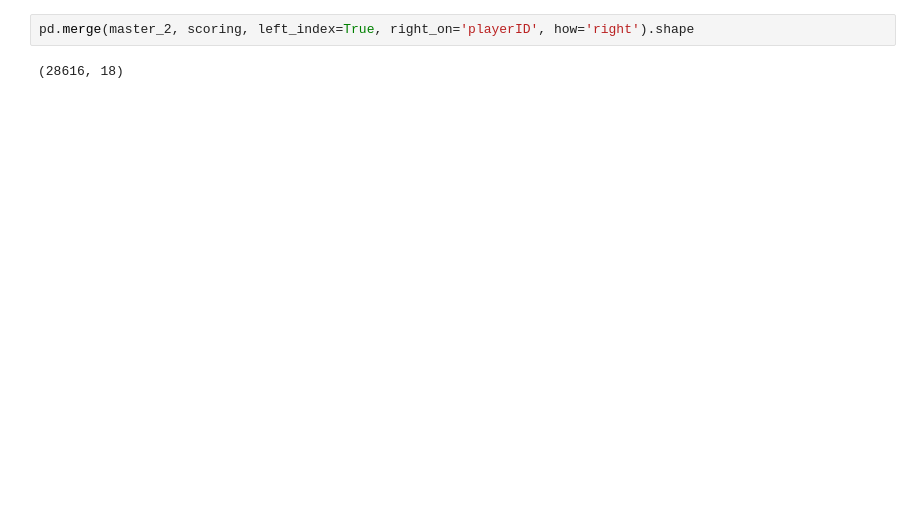
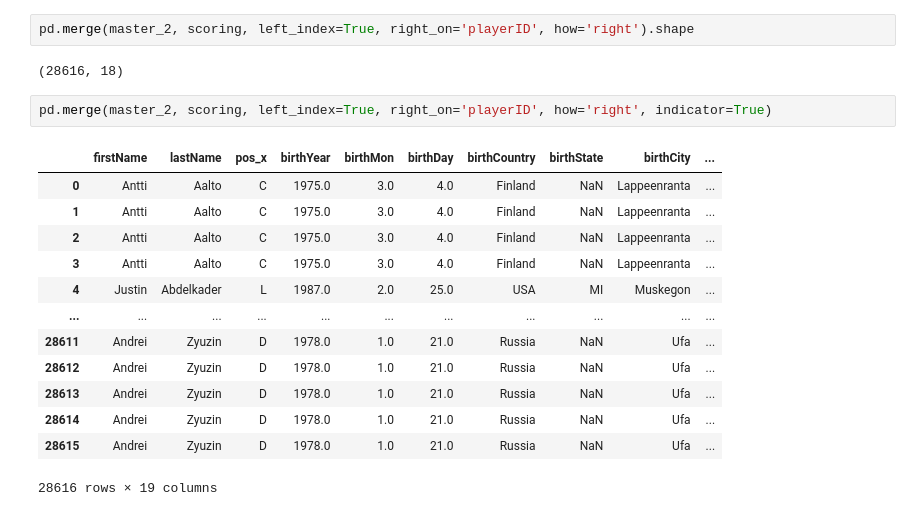
Before and after one commit to Kinetics20/hockey_pandas_practice, a Jupyter notebook: notebooks/joining_2.ipynb, the cells around one changed output. Cells and saved outputs as stored; diff of their text form; blank space fills up the shorter version.

Commit message:
work out with pandas pivot, index, isin, merge

```diff
--- a/notebooks/joining_2.ipynb
+++ b/notebooks/joining_2.ipynb
@@ -115,3 +115,19 @@ pd.merge(master_2, scoring, left_index=True, right_on='playerID', how='inner').s
 pd.merge(master_2, scoring, left_index=True, right_on='playerID', how='right').shape
 # %% [output]
 (28616, 18)
+# %%
+pd.merge(master_2, scoring, left_index=True, right_on='playerID', how='right', indicator=True)
+# %% [output]
+|  | firstName | lastName | pos_x | birthYear | birthMon | birthDay | birthCountry | birthState | birthCity | ... |
+| 0 | Antti | Aalto | C | 1975.0 | 3.0 | 4.0 | Finland | NaN | Lappeenranta | ... |
+| 1 | Antti | Aalto | C | 1975.0 | 3.0 | 4.0 | Finland | NaN | Lappeenranta | ... |
+| 2 | Antti | Aalto | C | 1975.0 | 3.0 | 4.0 | Finland | NaN | Lappeenranta | ... |
+| 3 | Antti | Aalto | C | 1975.0 | 3.0 | 4.0 | Finland | NaN | Lappeenranta | ... |
+| 4 | Justin | Abdelkader | L | 1987.0 | 2.0 | 25.0 | USA | MI | Muskegon | ... |
+| ... | ... | ... | ... | ... | ... | ... | ... | ... | ... | ... |
+| 28611 | Andrei | Zyuzin | D | 1978.0 | 1.0 | 21.0 | Russia | NaN | Ufa | ... |
+| 28612 | Andrei | Zyuzin | D | 1978.0 | 1.0 | 21.0 | Russia | NaN | Ufa | ... |
+| 28613 | Andrei | Zyuzin | D | 1978.0 | 1.0 | 21.0 | Russia | NaN | Ufa | ... |
+| 28614 | Andrei | Zyuzin | D | 1978.0 | 1.0 | 21.0 | Russia | NaN | Ufa | ... |
+| 28615 | Andrei | Zyuzin | D | 1978.0 | 1.0 | 21.0 | Russia | NaN | Ufa | ... |
+28616 rows × 19 columns
```
Also changed, not shown: parts of 25 cells of this notebook, 3 other files.
